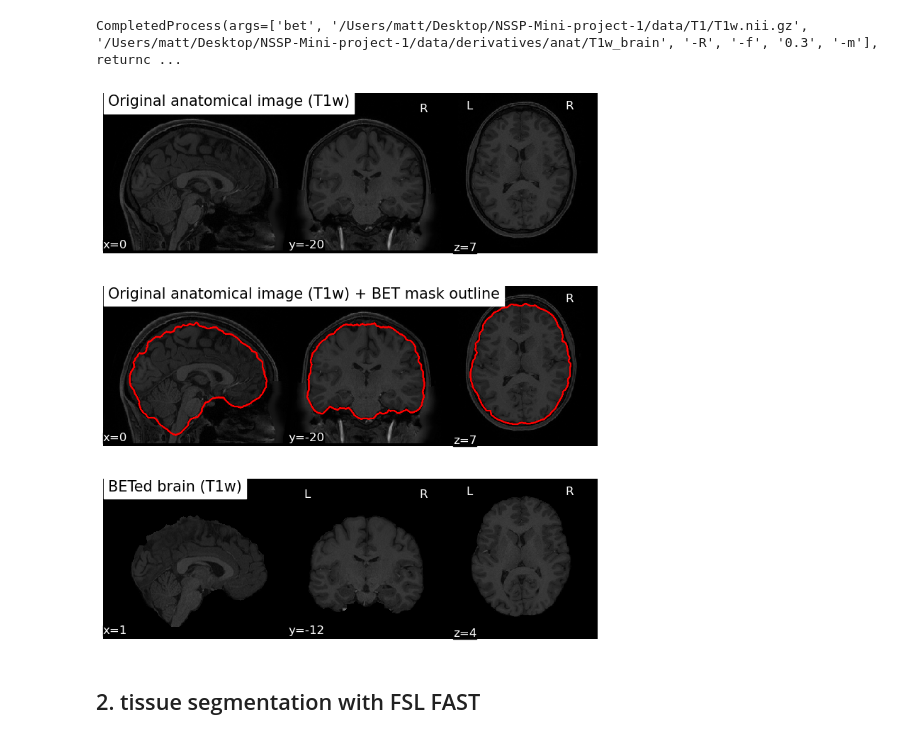
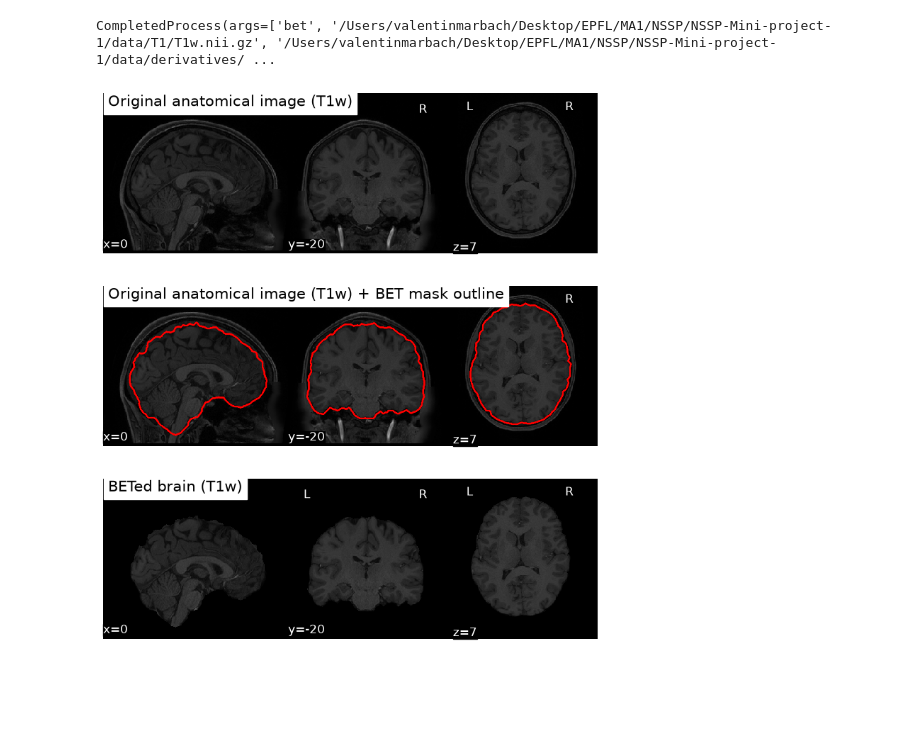
Before and after one commit to matt1234-cmd/NSSP-Mini-project-1, a Jupyter notebook: Project_notebook.ipynb, the cells around one changed output. Saved outputs shown, nothing was run; the diff lists cells and outputs as text; code cells hidden in the pictures; blank space fills up the shorter version.

```diff
--- a/Project_notebook.ipynb
+++ b/Project_notebook.ipynb
@@ -15,14 +19,17 @@ NSSP-Mini-project-1
 # %%
 import os
 import os.path as op
+import shutil
 import subprocess
+import numpy as np
+import nibabel as nib
 import matplotlib.pyplot as plt
 from matplotlib.colors import ListedColormap
 from matplotlib.patches import Patch
 from nilearn import plotting # brain image plotting
 
-### !!! EDIT THIS (if needed): !!!
-data_dir = op.expanduser("~/Desktop/NSSP-Mini-project-1/data")
+# Data folder, relative to this notebook: works on every machine without editing
+data_dir = op.abspath("data")
 
 
 out_dir = op.join(data_dir, "derivatives")
@@ -33,6 +40,7 @@ os.makedirs(out_anatomical_dir, exist_ok=True)
 t1_path = op.join(data_dir, "T1", "T1w.nii.gz") # original structural image
 fig_dir = op.join(out_dir, "figures") # folder for the saved figures
 os.makedirs(fig_dir, exist_ok=True)                 # create output folders (no error if they exist)
+FIG_DPI = 300                                       # enough for the PDF report (1000 dpi gave 9000 px images)
 
 
 # FSL environment
@@ -52,6 +60,7 @@ assert op.exists(out_anatomical_dir), f"Output directory not found: {out_anatomi
 assert op.exists(fig_dir), f"Output directory not found: {fig_dir}"
 assert op.exists(mni_head), f"MNI template not found: {mni_head}"
 assert op.exists(mni_brain), f"MNI template not found: {mni_brain}"
+assert shutil.which("bet"), f"FSL tools not found in the PATH (FSLDIR={fsldir})"
 
 print("All good. T1w:", t1_path)
 print("FSL directory:", fsldir)
@@ -65,28 +85,29 @@ brain_prefix = op.join(out_anatomical_dir, "T1w_brain") # BET output name (witho
 brain = brain_prefix + ".nii.gz"                        # skull-stripped brain image
 mask = brain_prefix + "_mask.nii.gz"                    # binary brain mask
 
-# FSL BET: -R robust centre estimation, -f 0.3 threshold, -m save mask
+# FSL BET: -R robust centre estimation, -f 0.3 threshold (see justification above), -m save mask
 subprocess.run(["bet", t1_path, brain_prefix, "-R", "-f", "0.3", "-m"], check=True)
 # %% [output]
-CompletedProcess(args=['bet', '/Users/matt/Desktop/NSSP-Mini-project-1/data/T1/T1w.nii.gz', '/Users/matt/Desktop/NSSP-Mini-project-1/data/derivatives/anat/T1w_brain', '-R', '-f', '0.3', '-m'], returnc ...
+CompletedProcess(args=['bet', '/Users/valentinmarbach/Desktop/EPFL/MA1/NSSP/NSSP-Mini-project-1/data/T1/T1w.nii.gz', '/Users/valentinmarbach/Desktop/EPFL/MA1/NSSP/NSSP-Mini-project-1/data/derivatives/ ...
 # %%
-# Plotting results
+# Plotting results: same slices in every row, so that the rows can be compared
+CUT = (0, -20, 7)
 fig, axs = plt.subplots(3, 1, figsize=(9, 10))
 
 # subplot 1: original T1w
-plotting.plot_anat(t1_path, axes=axs[0], draw_cross=False, title="Original anatomical image (T1w)", colorbar=False)
+plotting.plot_anat(t1_path, axes=axs[0], cut_coords=CUT, draw_cross=False,
+                   title="Original anatomical image (T1w)", colorbar=False)
 
 # subplot 2: original T1w with the brain mask outline in red (to check the extraction quality)
-ax = plotting.plot_anat(t1_path, axes=axs[1], draw_cross=False,
-                          title="Original anatomical image (T1w) + BET mask outline", colorbar=False)
+ax = plotting.plot_anat(t1_path, axes=axs[1], cut_coords=CUT, draw_cross=False,
+                        title="Original anatomical image (T1w) + BET mask outline", colorbar=False)
 ax.add_contours(mask, colors="r", linewidths=1)  # draw the mask boundary
 
 # subplot 3: betted brain
-plotting.plot_anat(brain, axes=axs[2], draw_cross=False, title="BETed brain (T1w)", colorbar=False)
+plotting.plot_anat(brain, axes=axs[2], cut_coords=CUT, draw_cross=False,
+                   title="BETed brain (T1w)", colorbar=False)
 
-fig.savefig(op.join(fig_dir, "1_skull_stripping(BET).png"), dpi=1000)
+fig.savefig(op.join(fig_dir, "1_skull_stripping_BET.png"), dpi=FIG_DPI)
 plt.show()
 # %% [output]
-[figure, old version]
+[figure, new version]
-# %% [markdown]
-## 2. tissue segmentation with FSL FAST
```
Also changed, not shown: parts of 15 cells of this notebook.
